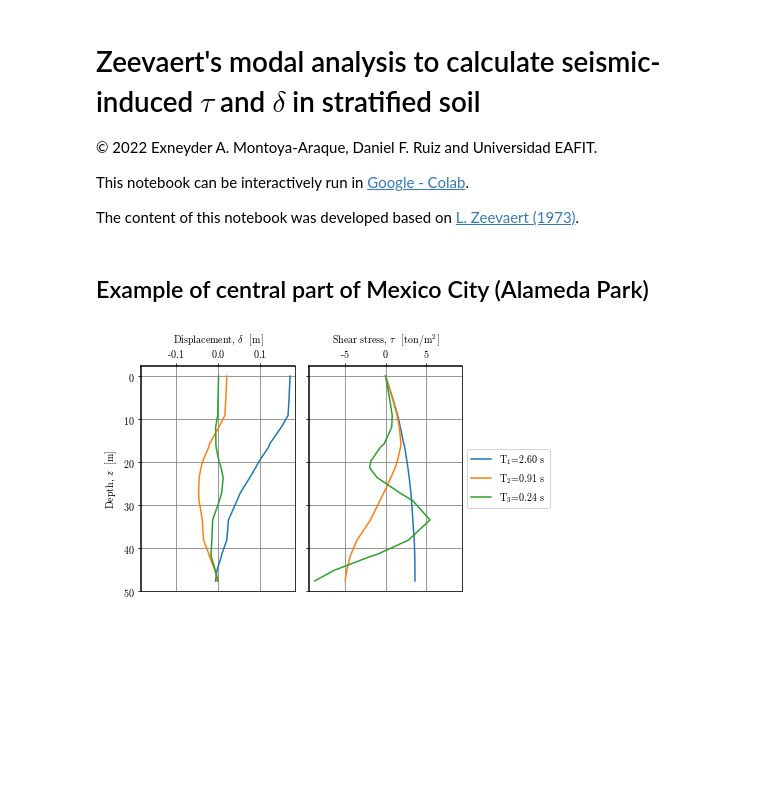
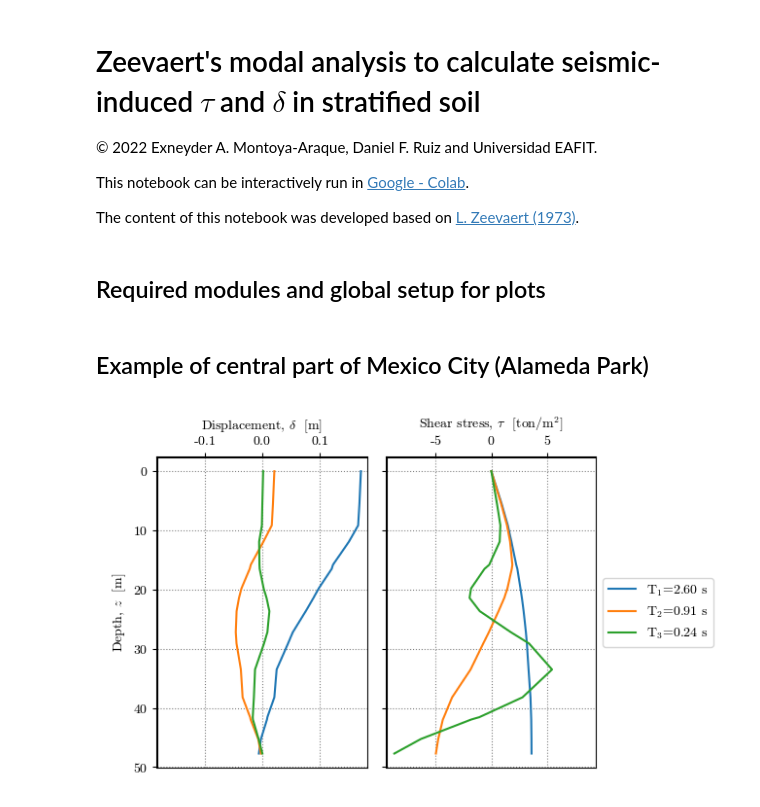
Before and after one commit to eamontoyaa/dinamica_de_suelos_EAFIT, a Jupyter notebook: notebooks/zeevaert_modal_analysis.ipynb, the cells around one changed output. Cells and saved outputs as stored; diff of their text form; code cells hidden in the pictures; blank space fills up the shorter version.

```diff
--- a/notebooks/zeevaert_modal_analysis.ipynb
+++ b/notebooks/zeevaert_modal_analysis.ipynb
@@ -5,6 +5,8 @@
 This notebook can be interactively run in [Google - Colab](https://colab.research.google.com/github/AppliedMechanics-EAFIT/soil_dynamics/blob/main/notebooks/zeevaert_modal_analysis.ipynb).
 
 The content of this notebook was developed based on [L. Zeevaert (1973)](<https://doi.org/10.1016/0148-9062(76)91911-2>).
+# %% [markdown]
+## Required modules and global setup for plots
 # %%
 import numpy as np
 import matplotlib.pyplot as plt
@@ -23,7 +34,8 @@ mpl.rcParams.update(
     }
 )
 # %%
-def modal_analysis(ground_acel, period_n, depth, unit_weigth, shear_modulus, stress_units="kN", plot_strata=False):
+def modal_analysis(ground_acel, period_n, depth, unit_weigth, shear_modulus,
+                   stress_units="kN", plot_strata=False):
     # inputs to arrays
     density = np.array(unit_weigth) / 9.8
     shear_modulus = np.array(shear_modulus)
@@ -53,32 +65,36 @@ def modal_analysis(ground_acel, period_n, depth, unit_weigth, shear_modulus, str
     if plot_strata:
         for d in depth:
             for ax in axs:
-                ax.axhline(d, color='tomato', ls=":", lw=0.5)
+                ax.axhline(d, color='k', ls="-", lw=.5)
     for i in range(len(frequency_n)):
         axs[0].plot(delta_n[i], depth)
-        axs[1].plot(tau_n[i], depth, label="T$_"+f"{i+1}"+"$" + f"={period_n[i]:.2f} s")
-    for ax in axs:
-        ax.spines["left"].set_linewidth(1.5)
-        ax.spines["top"].set_linewidth(1.5)
-        ax.grid(True, which="major", color="gray", linestyle="-")
-        ax.xaxis.set_label_position('top')
-        ax.xaxis.tick_top()
-        ax.set_xlim(-np.abs(ax.get_xlim()).max(), np.abs(ax.get_xlim()).max())
+        axs[1].plot(tau_n[i], depth, label=f"T$_{i + 1}$" + f"={period_n[i]:.2f} s")
+
+    [format_axes(ax) for ax in axs]
     axs[0].invert_yaxis()
     axs[0].set(xlabel="Displacement, $\delta$  [m]", ylabel="Depth, $z$  [m]")
     axs[1].set(xlabel="Shear stress, $\\tau$  ["+f"{stress_units}"+"/m$^2$]")
     axs[1].legend(loc="center left", bbox_to_anchor=(1, 0.5))
     fig.tight_layout()
-    return fig
+    plt.show()
+    return
+
+def format_axes(ax):
+    ax.spines["left"].set_linewidth(1.5)
+    ax.spines["top"].set_linewidth(1.5)
+    ax.grid(True, which="major", color="gray", linestyle=":")
+    ax.xaxis.set_label_position('top')
+    ax.xaxis.tick_top()
+    ax.set_xlim(-np.abs(ax.get_xlim()).max(), np.abs(ax.get_xlim()).max())
 # %% [markdown]
 ## Example of central part of Mexico City (Alameda Park)
 # %%
 ground_acel = 1  # [m/s²]
 period_n = [2.6, 0.91, 0.245]  # [s]
 depth = [5.5, 9.15, 11.9, 15.8, 16.5, 19.8, 21.4, 23.65, 27.2, 29.1, 33.5, 38.2, 41.55, 41.95, 45.25, 47.7]  # [m]
 unit_weigth = [1.66, 1.5, 1.17, 1.17, 1.77, 1.16, 1.24, 1.24, 1.18, 1.2, 1.17, 1.77, 1.27, 1.75, 1.25, 1.28]  # [ton/m³]
 shear_modulus = [1000, 2000, 280, 280, 700, 360, 470, 470, 470, 720, 720, 4000, 980, 2000, 1120, 2500]  # [ton/m²]
 
-fig = modal_analysis(ground_acel, period_n, depth, unit_weigth, shear_modulus, stress_units="ton")
+modal_analysis(ground_acel, period_n, depth, unit_weigth, shear_modulus, stress_units="ton")
 # %% [output]
-[figure, old version]
+[figure, new version]
```
Also changed, not shown: parts of 1 cell of this notebook, 6 other files.
